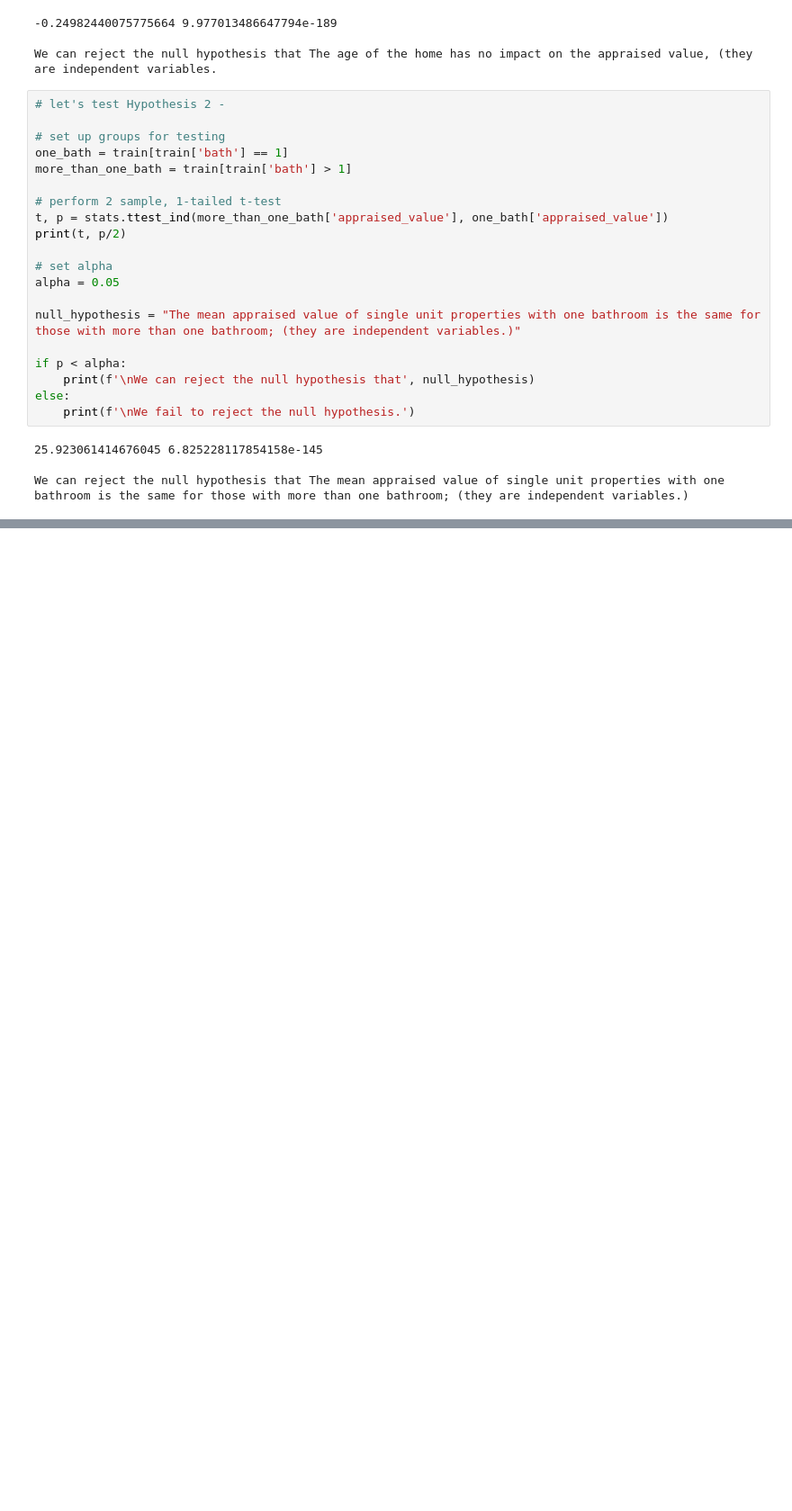
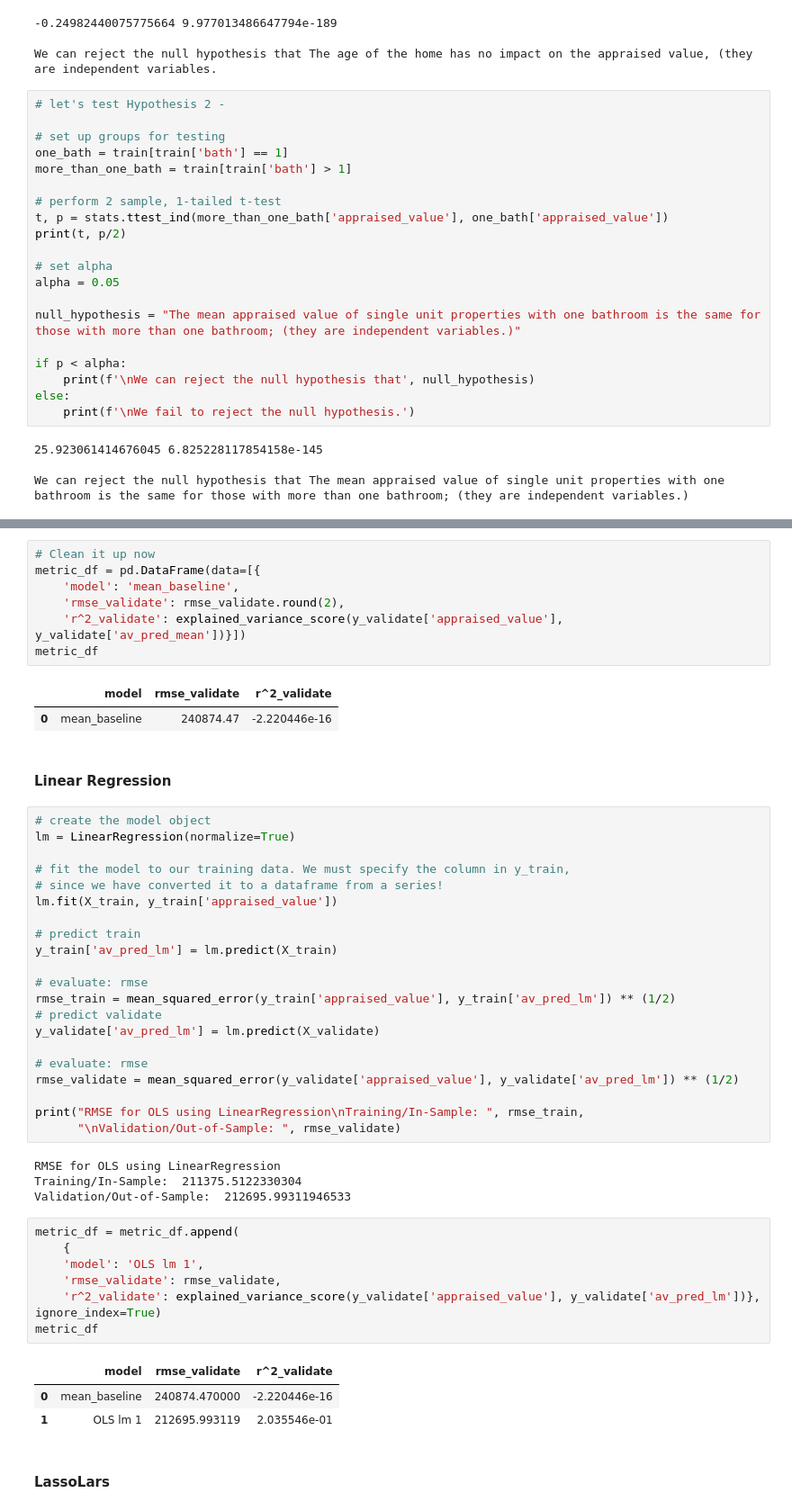
Before and after one commit to Tyler-Applegate/zillow-regression-project, a Jupyter notebook: final_report.ipynb, the cells around one changed output, grey strips where cells are left out. Shown at 90% size. Saved outputs shown, nothing was run; the diff lists cells and outputs as text; blank space fills up the shorter version.

```diff
--- a/final_report.ipynb
+++ b/final_report.ipynb
@@ -216,0 +271,50 @@ We can reject the null hypothesis that The mean appraised value of single unit p
+# %%
+# Clean it up now
+metric_df = pd.DataFrame(data=[{
+    'model': 'mean_baseline',
+    'rmse_validate': rmse_validate.round(2),
+    'r^2_validate': explained_variance_score(y_validate['appraised_value'], y_validate['av_pred_mean'])}])
+metric_df
+# %% [output]
+|  | model | rmse_validate | r^2_validate |
+| 0 | mean_baseline | 240874.47 | -2.220446e-16 |
+# %% [markdown]
+#### Linear Regression
+# %%
+# create the model object
+lm = LinearRegression(normalize=True)
+
+# fit the model to our training data. We must specify the column in y_train,
+# since we have converted it to a dataframe from a series!
+lm.fit(X_train, y_train['appraised_value'])
+
+# predict train
+y_train['av_pred_lm'] = lm.predict(X_train)
+
+# evaluate: rmse
+rmse_train = mean_squared_error(y_train['appraised_value'], y_train['av_pred_lm']) ** (1/2)
+# predict validate
+y_validate['av_pred_lm'] = lm.predict(X_validate)
+
+# evaluate: rmse
+rmse_validate = mean_squared_error(y_validate['appraised_value'], y_validate['av_pred_lm']) ** (1/2)
+
+print("RMSE for OLS using LinearRegression\nTraining/In-Sample: ", rmse_train,
+      "\nValidation/Out-of-Sample: ", rmse_validate)
+# %% [output]
+RMSE for OLS using LinearRegression
+Training/In-Sample:  211375.5122330304
+Validation/Out-of-Sample:  212695.99311946533
+# %%
+metric_df = metric_df.append(
+    {
+    'model': 'OLS lm 1',
+    'rmse_validate': rmse_validate,
+    'r^2_validate': explained_variance_score(y_validate['appraised_value'], y_validate['av_pred_lm'])}, ignore_index=True)
+metric_df
+# %% [output]
+|  | model | rmse_validate | r^2_validate |
+| 0 | mean_baseline | 240874.470000 | -2.220446e-16 |
+| 1 | OLS lm 1 | 212695.993119 | 2.035546e-01 |
+# %% [markdown]
+#### LassoLars
```
Also changed, not shown: parts of 15 cells of this notebook, 4 other files.
